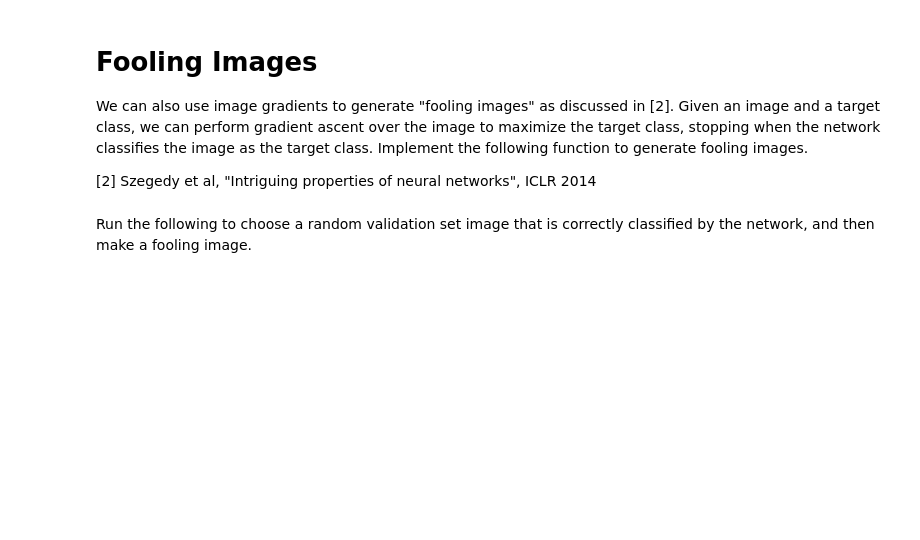
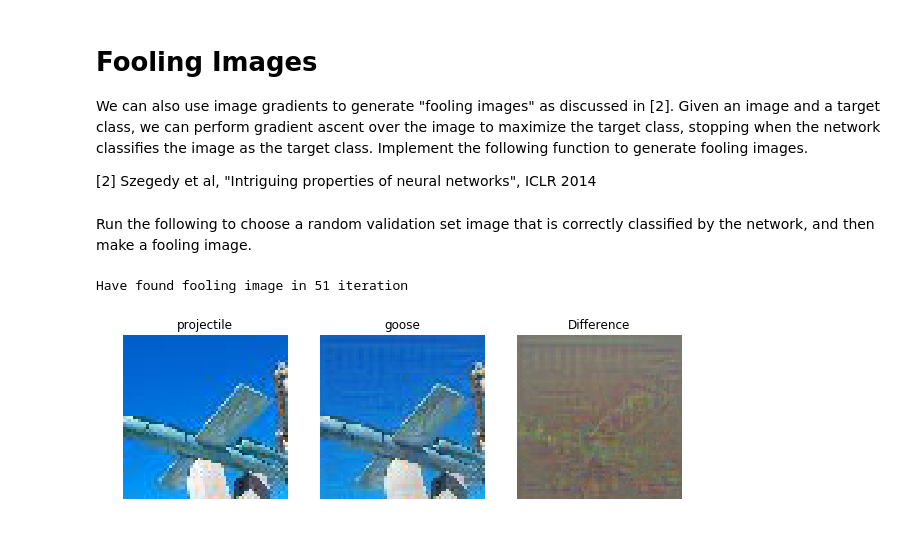
Before and after one commit to Aran00/CS231nAssignments, a Jupyter notebook: assignment3/ImageGradients.ipynb, the cells around one changed output. Saved outputs shown, nothing was run; the diff lists cells and outputs as text; code cells hidden in the pictures; blank space fills up the shorter version.

Commit message:
Complete image generation, ready to tune the parameters

```diff
--- a/assignment3/ImageGradients.ipynb
+++ b/assignment3/ImageGradients.ipynb
@@ -248,7 +230,32 @@ def make_fooling_image(X, target_y, model):
   # HINT: For most examples, you should be able to generate a fooling image    #
   # in fewer than 100 iterations of gradient ascent.                           #
   ##############################################################################
-  pass
+  N, _, H, W = X.shape
+  mode = 'test'
+  step = 1e3    # This step is so big...
+  target_y_array = np.zeros(1).astype(np.int32)
+  target_y_array[0] = target_y
+
+  # print X_fooling
+  for i in xrange(100):
+      scores, cache = model.forward(X_fooling, mode=mode)
+      single_score = scores[0, :]
+      if np.argmax(scores[0, :]) == target_y:
+        print "Have found fooling image in %d iteration" % i
+        break
+      loss, dscores = softmax_loss(scores, target_y_array)
+      # print dscores.shape
+      mask = np.zeros_like(scores)
+      mask[xrange(N), target_y_array] = 1
+      dscores_target_class_keep_dim = dscores * mask
+      dscores_target_class = dscores[xrange(N), target_y_array]
+      dX_loss, grads = model.backward(dscores_target_class_keep_dim, cache)
+      dX_target_score = dX_loss/(dscores_target_class.reshape(N, 1, 1, 1))
+      # print dX_target_score.shape
+      # dX_target_norm = dX_target_score/np.linalg.norm(dX_target_score, axis=(1,2,3), keepdims=True)
+      X_fooling += step * dX_target_score
+      # print dX_target_score
+
   ##############################################################################
   #                             END OF YOUR CODE                               #
   ##############################################################################
@@ -258,30 +265,34 @@ Run the following to choose a random validation set image that is correctly clas
 # %%
 # Find a correctly classified validation image
 while True:
   i = np.random.randint(data['X_val'].shape[0])
   X = data['X_val'][i:i+1]
   y = data['y_val'][i:i+1]
   y_pred = model.loss(X)[0].argmax()
   if y_pred == y: break
 
+# print y
 target_y = 67
 X_fooling = make_fooling_image(X, target_y, model)
 
 # Make sure that X_fooling is classified as y_target
 scores = model.loss(X_fooling)
 assert scores[0].argmax() == target_y, 'The network is not fooled!'
 
 # Show original image, fooling image, and difference
 plt.subplot(1, 3, 1)
 plt.imshow(deprocess_image(X, data['mean_image']))
 plt.axis('off')
-plt.title(data['class_names'][y][0])
+plt.title(data['class_names'][y[0]][0])
 plt.subplot(1, 3, 2)
 plt.imshow(deprocess_image(X_fooling, data['mean_image'], renorm=True))
 plt.title(data['class_names'][target_y][0])
 plt.axis('off')
 plt.subplot(1, 3, 3)
 plt.title('Difference')
 plt.imshow(deprocess_image(X - X_fooling, data['mean_image']))
 plt.axis('off')
 plt.show()
+# %% [output]
+Have found fooling image in 51 iteration
+[figure, added]
```
Also changed, not shown: parts of 4 cells of this notebook, 1 other file.
